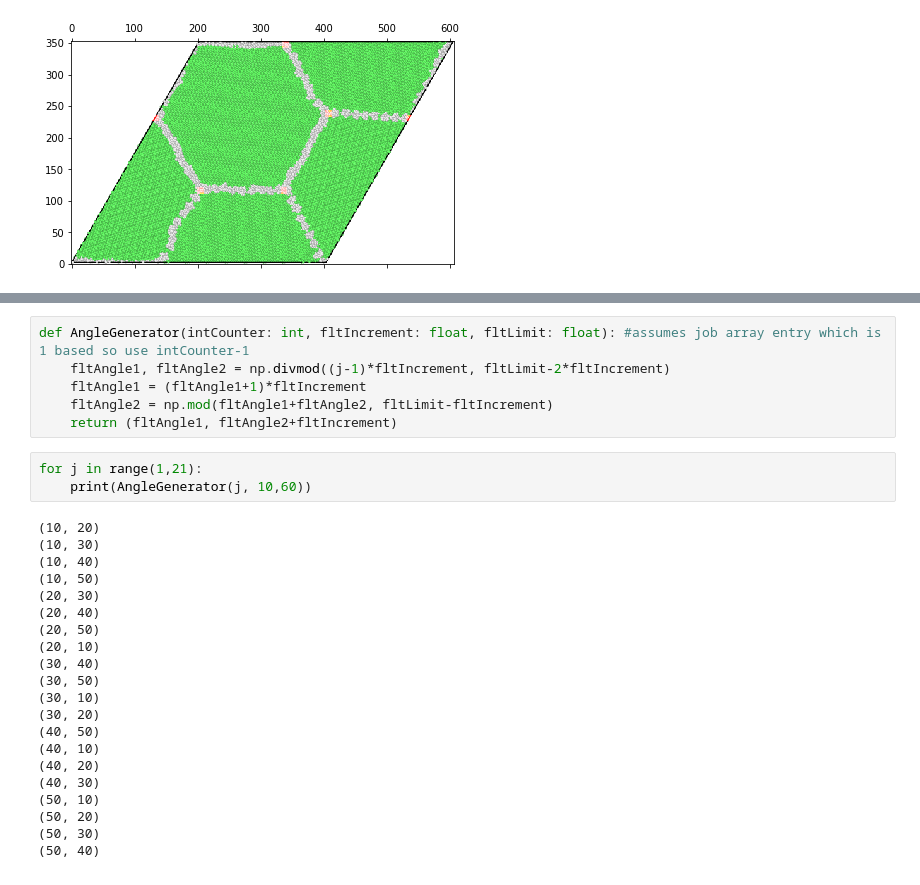
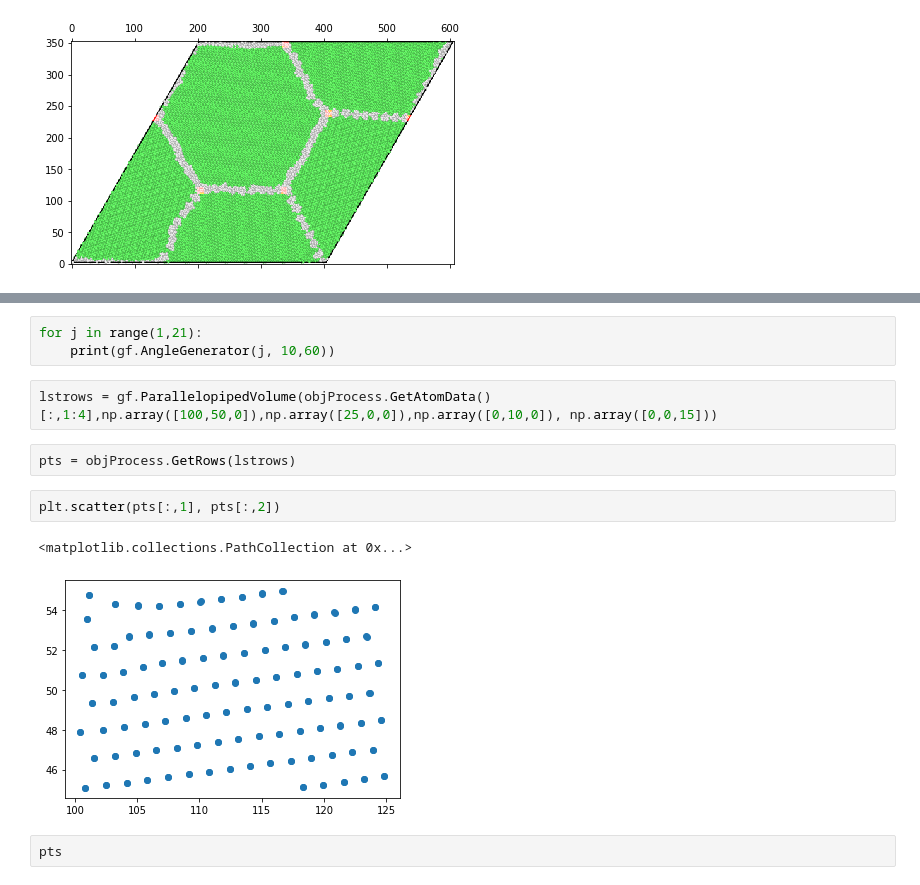
Before and after one commit to PaulTwine/TripleLines.github.io, a Jupyter notebook: TripleLine Fitting.ipynb, the cells around one changed output, grey strips where cells are left out. Cells and saved outputs as stored; diff of their text form.

```diff
--- a/TripleLine Fitting.ipynb
+++ b/TripleLine Fitting.ipynb
@@ -554,30 +462,14 @@ for j in range(1,21):
-# %%
-def AngleGenerator(intCounter: int, fltIncrement: float, fltLimit: float): #assumes job array entry which is 1 based so use intCounter-1
-    fltAngle1, fltAngle2 = np.divmod((j-1)*fltIncrement, fltLimit-2*fltIncrement)
-    fltAngle1 = (fltAngle1+1)*fltIncrement
-    fltAngle2 = np.mod(fltAngle1+fltAngle2, fltLimit-fltIncrement)
-    return (fltAngle1, fltAngle2+fltIncrement)
 # %%
 for j in range(1,21):
-    print(AngleGenerator(j, 10,60))
+    print(gf.AngleGenerator(j, 10,60))
-# %% [output]
-(10, 20)
-(10, 30)
-(10, 40)
-(10, 50)
-(20, 30)
-(20, 40)
-(20, 50)
-(20, 10)
-(30, 40)
-(30, 50)
-(30, 10)
-(30, 20)
-(40, 50)
-(40, 10)
-(40, 20)
-(40, 30)
-(50, 10)
-(50, 20)
-(50, 30)
-(50, 40)
+# %%
+lstrows = gf.ParallelopipedVolume(objProcess.GetAtomData()[:,1:4],np.array([100,50,0]),np.array([25,0,0]),np.array([0,10,0]), np.array([0,0,15]))
+# %%
+pts = objProcess.GetRows(lstrows)
+# %%
+plt.scatter(pts[:,1], pts[:,2])
+# %% [output]
+<matplotlib.collections.PathCollection at 0x...>
+[figure, added]
+# %%
+pts
```
Also changed, not shown: parts of 20 cells of this notebook, 2 other files.
